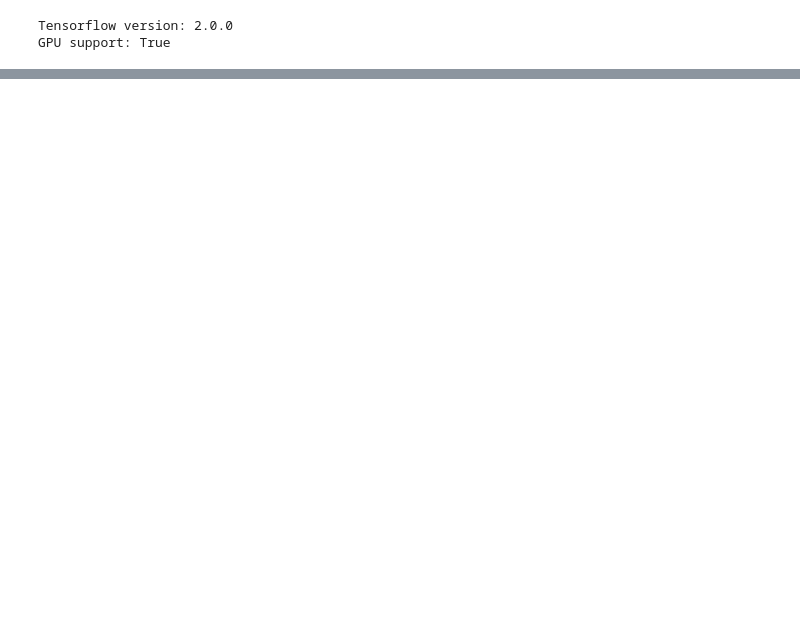
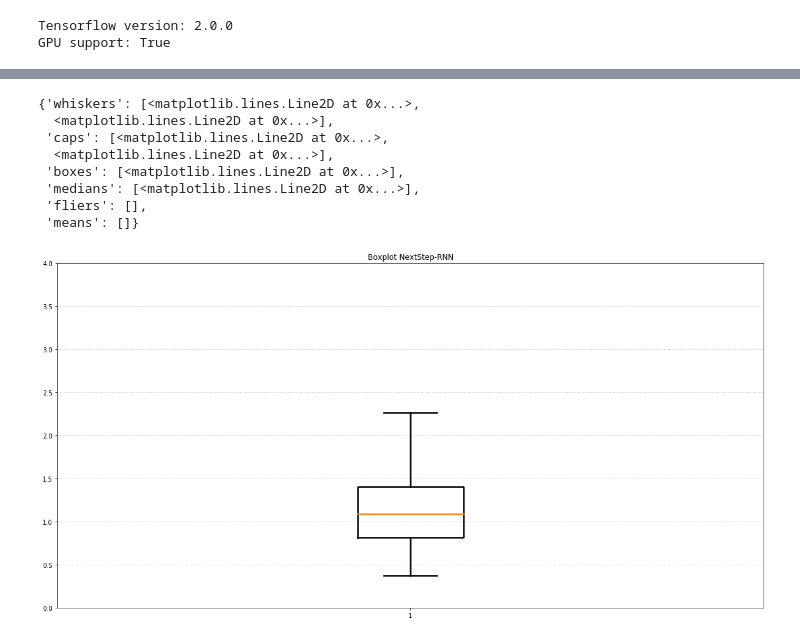
Before and after one commit to KIT-ISAS/TrackSort_Neural_Public, a Jupyter notebook: Notebook/05_NextStep_CSV_Data.ipynb, the cells around one changed output, grey strips where cells are left out. Saved outputs shown, nothing was run; the diff lists cells and outputs as text; code cells hidden in the pictures; blank space fills up the shorter version.

Commit message:
add boxplots

```diff
--- a/Notebook/05_NextStep_CSV_Data.ipynb
+++ b/Notebook/05_NextStep_CSV_Data.ipynb
@@ -150,0 +316,19 @@ plt.plot(test_mae_history)
+# %%
+plt.rc('grid', linestyle=":")
+fig1, ax1 = plt.subplots()
+ax1.yaxis.grid(True)
+ax1.set_ylim([0,4.0])
+
+ax1.set_title('Boxplot NextStep-RNN')
+prop = dict(linewidth=2.5)
+ax1.boxplot(maes, showfliers=False, boxprops=prop, whiskerprops=prop, medianprops=prop, capprops=prop)
+# %% [output]
+{'whiskers': [<matplotlib.lines.Line2D at 0x...>,
+  <matplotlib.lines.Line2D at 0x...>],
+ 'caps': [<matplotlib.lines.Line2D at 0x...>,
+  <matplotlib.lines.Line2D at 0x...>],
+ 'boxes': [<matplotlib.lines.Line2D at 0x...>],
+ 'medians': [<matplotlib.lines.Line2D at 0x...>],
+ 'fliers': [],
+ 'means': []}
+[figure, added]
```
Also changed, not shown: parts of 10 cells of this notebook, 1 other file.
